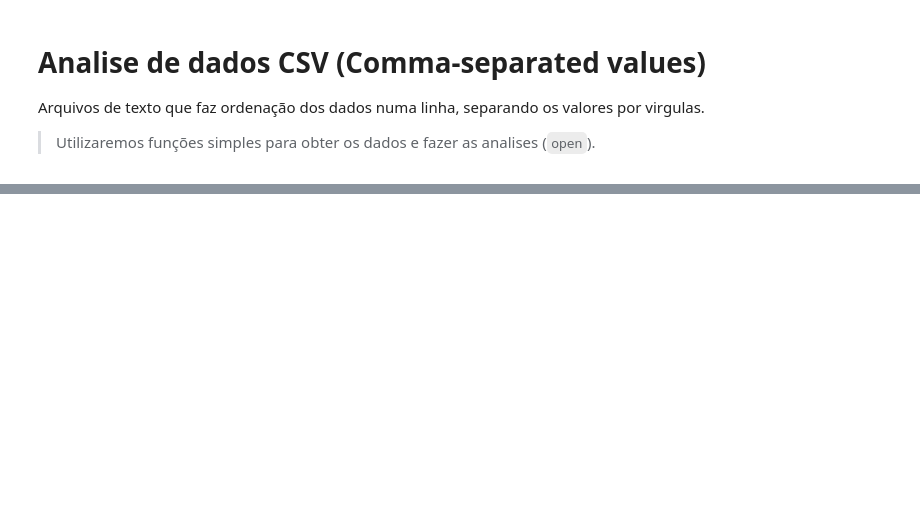
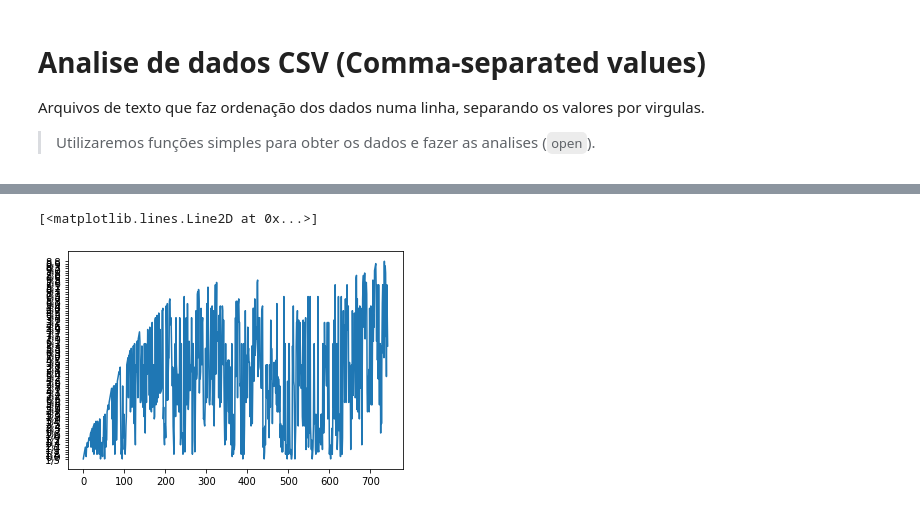
Before and after one commit to georgynio/python_aulas, a Jupyter notebook: Exercicios/Exemplos_base/dados_csv_1.ipynb, the cells around one changed output, grey strips where cells are left out. Drawn from its saved outputs; the diff is of its cells as text; code cells hidden in the pictures; blank space fills up the shorter version.

```diff
--- a/Exercicios/Exemplos_base/dados_csv_1.ipynb
+++ b/Exercicios/Exemplos_base/dados_csv_1.ipynb
@@ -5,6 +5,7 @@ Arquivos de texto que faz ordenação dos dados numa linha, separando os valores
 > Utilizaremos funções simples para obter os dados e fazer as analises (`open`).
 # %%
 with open('./../dados/VILA-VELHA-(A634).csv', 'r') as f:
+    next(f)
     cabecalho = next(f)
     for line in f:
         linha = line.split(';')
@@ -18,0 +35,15 @@ csv_file
+# %%
+def get_var(nome_arquivo, nome_variavel):
+    f = open(nome_arquivo)
+    next(f)
+    cabecalho = next(f)
+    cabecalho = cabecalho.split(';')
+    print(cabecalho)
+    ind = cabecalho.index(nome_variavel)
+    variavel = []
+    for row in f:
+        row = row.split(';')
+        variavel.append(row[ind])
+    return variavel
+
+variavel = get_var('./../dados/VILA-VELHA-(A634).csv', 'Vel. Vento (m/s)')
@@ -18,0 +58,16 @@ csv_file
+# %%
+import csv
+
+def get_var(nome_arquivo, nome_variavel):
+    f = open(nome_arquivo)
+    rows = csv.reader(f, delimiter=';')
+    next(rows)
+    headers = next(rows)
+    print(headers)
+    ind = headers.index(nome_variavel)
+    variavel = []
+    for row in rows:
+        variavel.append(row[ind])
+    return variavel
+
+variavel = get_var('./../dados/VILA-VELHA-(A634).csv', 'Vel. Vento (m/s)')
@@ -18,0 +109,7 @@ csv_file
+# %%
+from matplotlib import pyplot as plt
+
+plt.plot(variavel)
+# %% [output]
+[<matplotlib.lines.Line2D at 0x...>]
+[figure, added]
```
Also changed, not shown: parts of 13 cells of this notebook.
